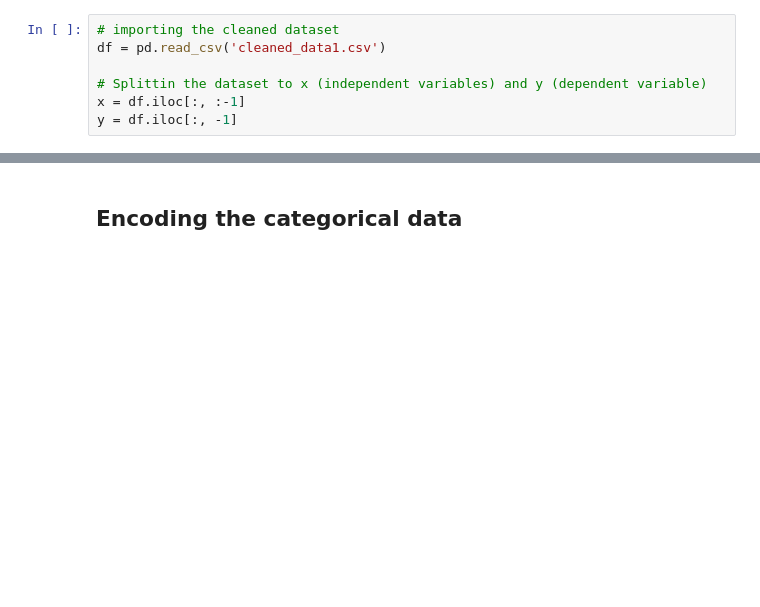
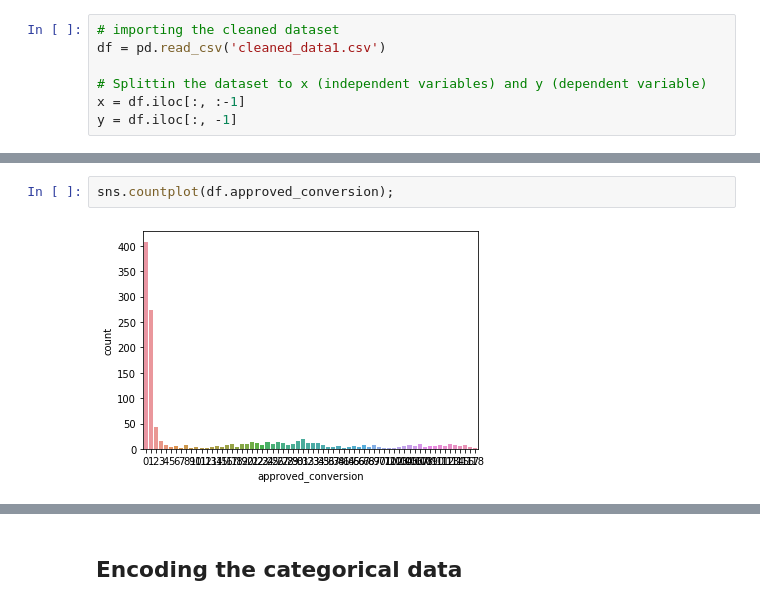
Before and after one commit to christian-freshness/Pytorch-Marketing-Facebook-Ad-Campaign-, a Jupyter notebook: pytorch DS.ipynb, the cells around one changed output, grey strips where cells are left out. Cells and saved outputs as stored; diff of their text form; blank space fills up the shorter version.

```diff
--- a/pytorch DS.ipynb
+++ b/pytorch DS.ipynb
@@ -48,0 +82,4 @@ x.describe()
+# %%
+sns.countplot(df.approved_conversion);
+# %% [output]
+[figure, added]
```
Also changed, not shown: parts of 35 cells of this notebook.
